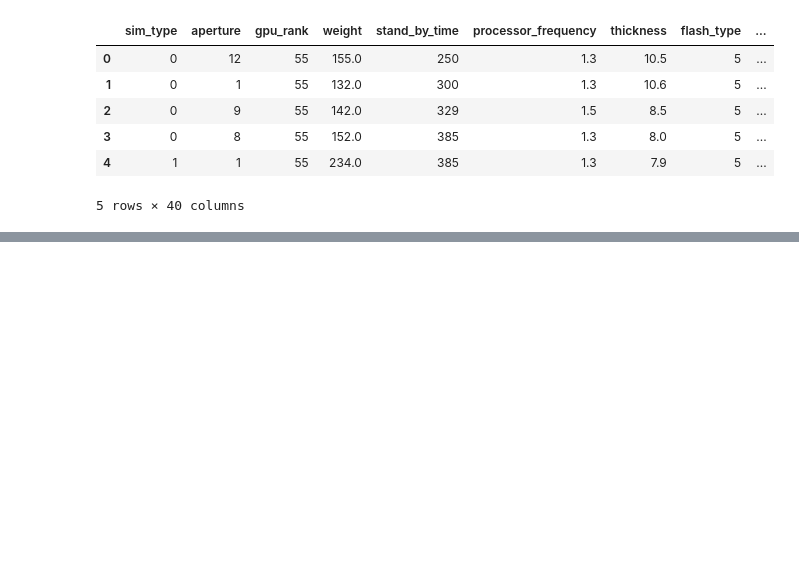
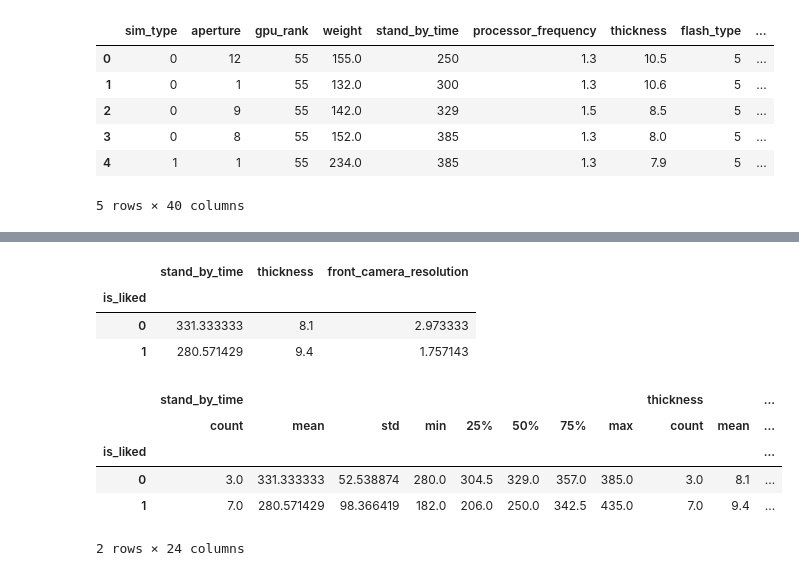
Before and after one commit to Srijeyarankesh/Rep, a Jupyter notebook: DL/Pandas.ipynb, the cells around one changed output, grey strips where cells are left out. Cells and saved outputs as stored; diff of their text form; code cells hidden in the pictures; blank space fills up the shorter version.

```diff
--- a/DL/Pandas.ipynb
+++ b/DL/Pandas.ipynb
@@ -18,0 +118,2 @@ df.head()
+# %%
+df_df=df_thin[0:10]
@@ -18,0 +263,16 @@ df.head()
+# %%
+df_df.groupby(['is_liked']).mean()
+# %% [output]
+|  | stand_by_time | thickness | front_camera_resolution |
+| is_liked |  |  |  |
+| 0 | 331.333333 | 8.1 | 2.973333 |
+| 1 | 280.571429 | 9.4 | 1.757143 |
+# %%
+df_df.groupby(['is_liked']).describe()
+# %% [output]
+|  | stand_by_time |  |  |  |  |  |  |  | thickness |  | ... |
+|  | count | mean | std | min | 25% | 50% | 75% | max | count | mean | ... |
+| is_liked |  |  |  |  |  |  |  |  |  |  | ... |
+| 0 | 3.0 | 331.333333 | 52.538874 | 280.0 | 304.5 | 329.0 | 357.0 | 385.0 | 3.0 | 8.1 | ... |
+| 1 | 7.0 | 280.571429 | 98.366419 | 182.0 | 206.0 | 250.0 | 342.5 | 435.0 | 7.0 | 9.4 | ... |
+2 rows × 24 columns
```
Also changed, not shown: parts of 30 cells of this notebook.
